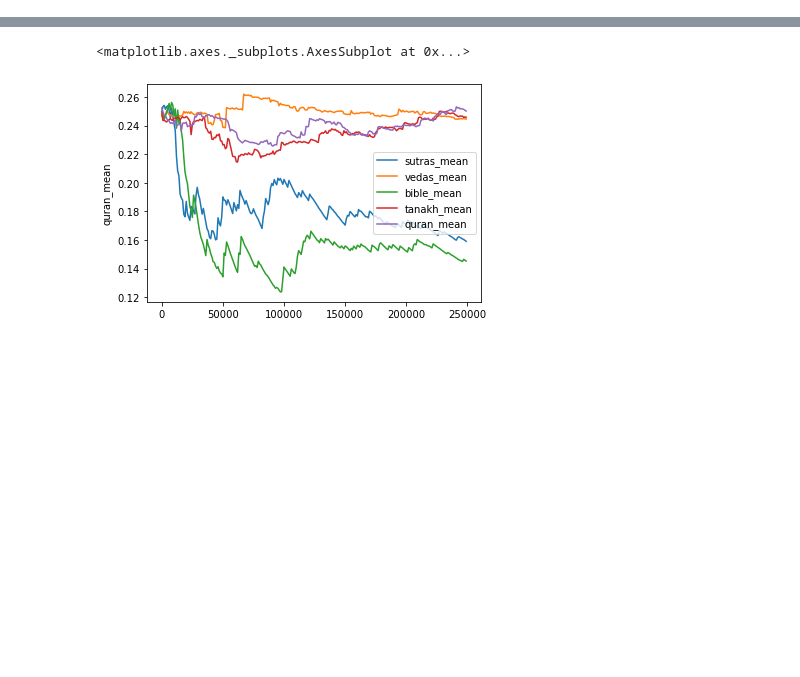
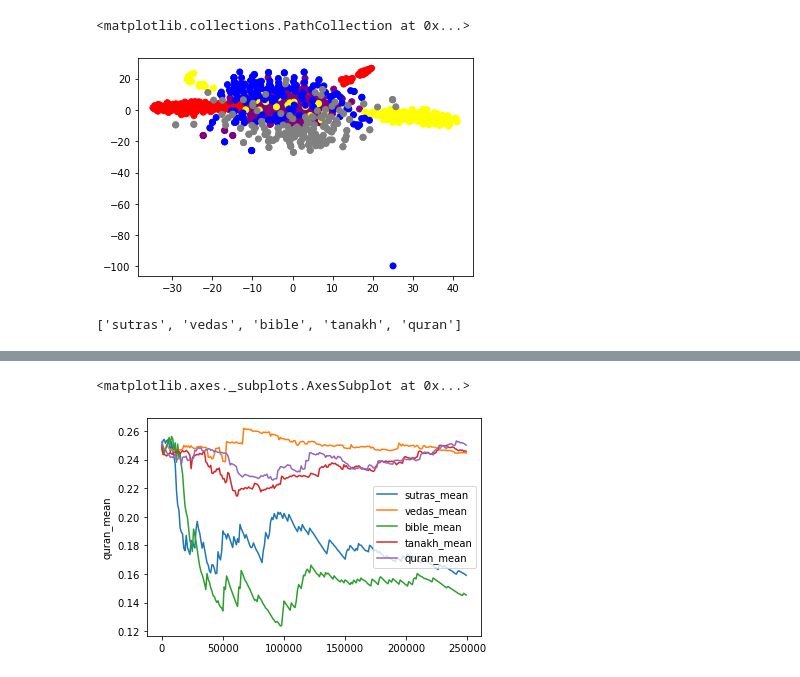
Before and after one commit to james-salafatinos/religious-word-embeddings, a Jupyter notebook: 2. Analysis.ipynb, the cells around one changed output, grey strips where cells are left out. Drawn from its saved outputs; the diff is of its cells as text; code cells hidden in the pictures; blank space fills up the shorter version.

```diff
--- a/2. Analysis.ipynb
+++ b/2. Analysis.ipynb
@@ -90,0 +190,4 @@ similar_words
+# %%
+col_names = ['Text', 'Word', 'Rank', 'Vector']
+index = pd.MultiIndex.from_product([range(s)for s in z.shape], names=col_names)
+df = pd.DataFrame({'A': z.flatten()}, index=index)['A']
@@ -90,0 +255,5 @@ similar_words
+# %%
+from sklearn.manifold import TSNE
+
+tsne = TSNE(n_components = 2)
+u = tsne.fit_transform(res_df.values)
@@ -90,0 +275,14 @@ similar_words
+# %%
+# from mpl_toolkits.mplot3d import Axes3D
+# fig = plt.figure()
+# ax = fig.add_subplot(111, projection='3d')
+# ax.scatter(u[:,0], u[:,1],u[:,2], c = colors, alpha = .5)
+
+plt.scatter(u[:,0], u[:,1], c = colors)
+# %% [output]
+<matplotlib.collections.PathCollection at 0x...>
+[figure, added]
+# %%
+names
+# %% [output]
+['sutras', 'vedas', 'bible', 'tanakh', 'quran']
```
Also changed, not shown: parts of 27 cells of this notebook, 8 other files.
